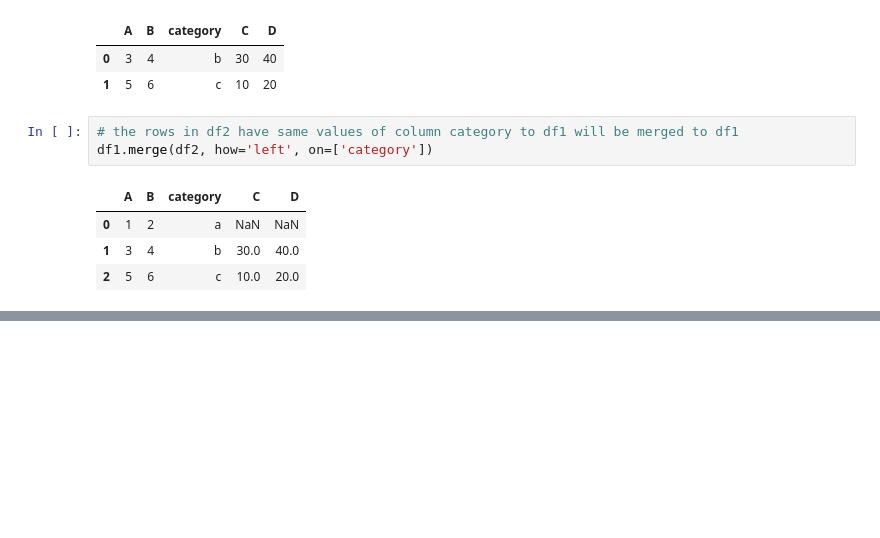
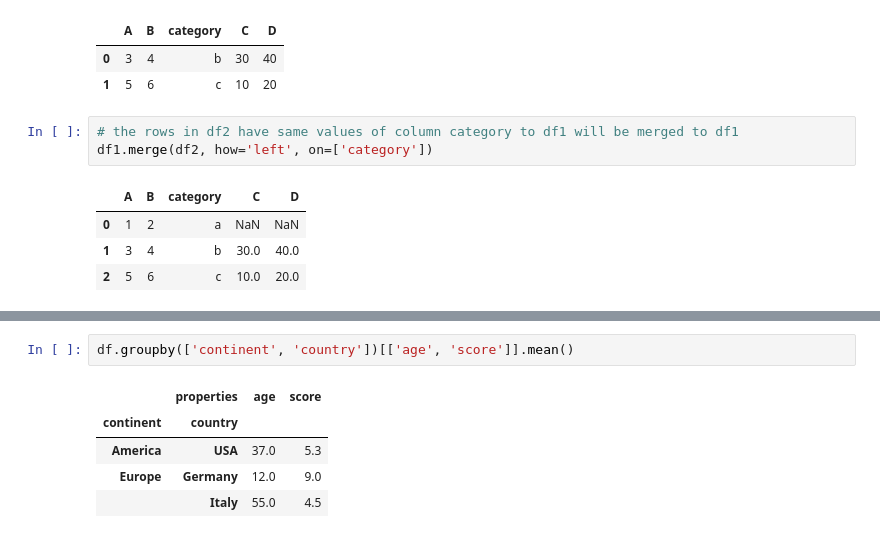
Before and after one commit to aiien61/Python_with_Excel, a Jupyter notebook: pandas_basic.ipynb, the cells around one changed output, grey strips where cells are left out. Cells and saved outputs as stored; diff of their text form; blank space fills up the shorter version.

```diff
--- a/pandas_basic.ipynb
+++ b/pandas_basic.ipynb
@@ -847,0 +891,8 @@ df1.merge(df2, how='left', on=['category'])
+# %%
+df.groupby(['continent', 'country'])[['age', 'score']].mean()
+# %% [output]
+|  | properties | age | score |
+| continent | country |  |  |
+| America | USA | 37.0 | 5.3 |
+| Europe | Germany | 12.0 | 9.0 |
+|  | Italy | 55.0 | 4.5 |
```
Also changed, not shown: parts of 9 cells of this notebook.
